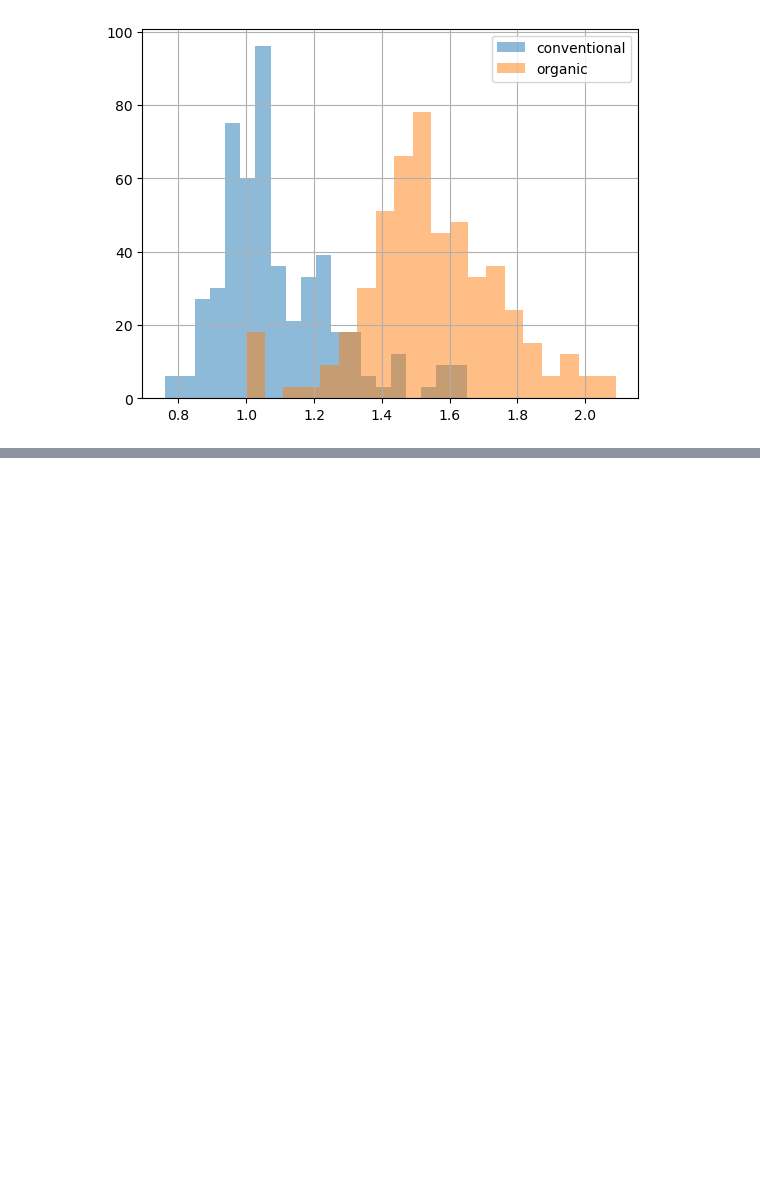
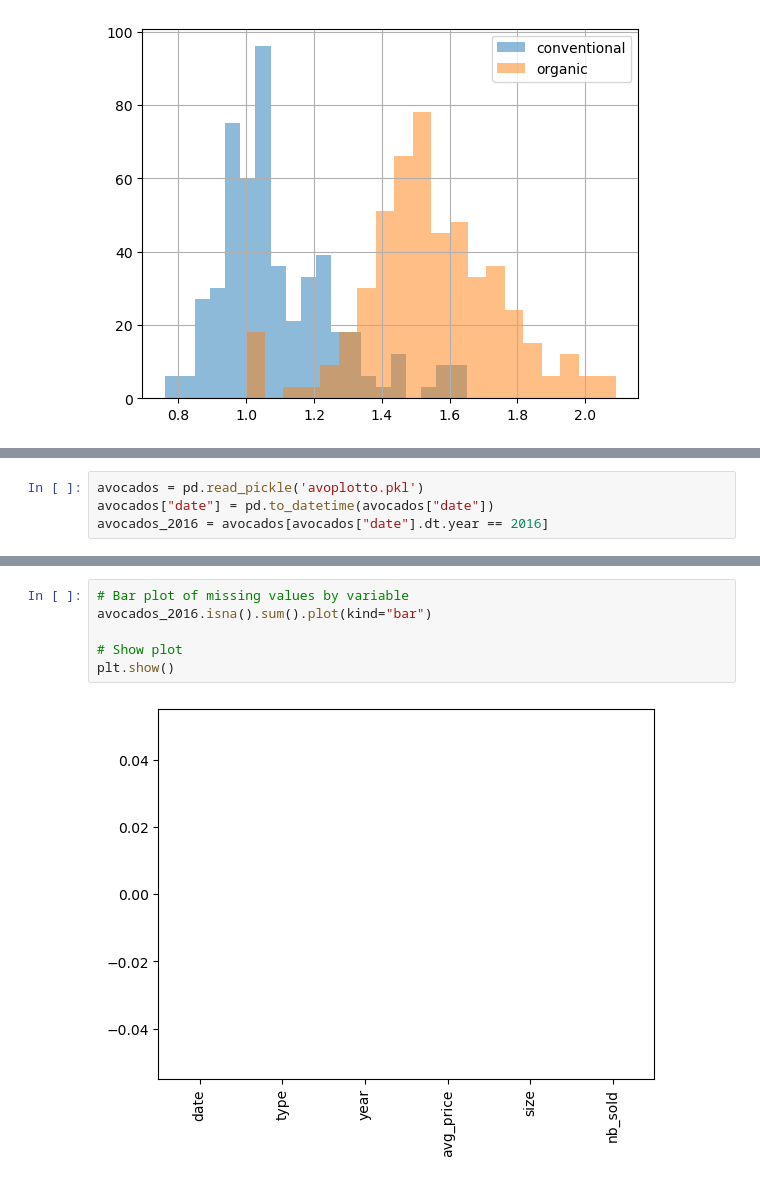
Before and after one commit to cintia-shinoda/python, a Jupyter notebook: 02-Datacamp-Python/03-Data-Manipulation-Pandas/4-Creating-Visualizing-DF.ipynb, the cells around one changed output, grey strips where cells are left out. Saved outputs shown, nothing was run; the diff lists cells and outputs as text; blank space fills up the shorter version.

```diff
--- a/02-Datacamp-Python/03-Data-Manipulation-Pandas/4-Creating-Visualizing-DF.ipynb
+++ b/02-Datacamp-Python/03-Data-Manipulation-Pandas/4-Creating-Visualizing-DF.ipynb
@@ -122,0 +118,4 @@ plt.show()
+# %%
+avocados = pd.read_pickle('avoplotto.pkl')
+avocados["date"] = pd.to_datetime(avocados["date"])
+avocados_2016 = avocados[avocados["date"].dt.year == 2016]
@@ -122,0 +151,8 @@ plt.show()
+# %%
+# Bar plot of missing values by variable
+avocados_2016.isna().sum().plot(kind="bar")
+
+# Show plot
+plt.show()
+# %% [output]
+[figure, added]
```
Also changed, not shown: parts of 24 cells of this notebook, 2 other files.
